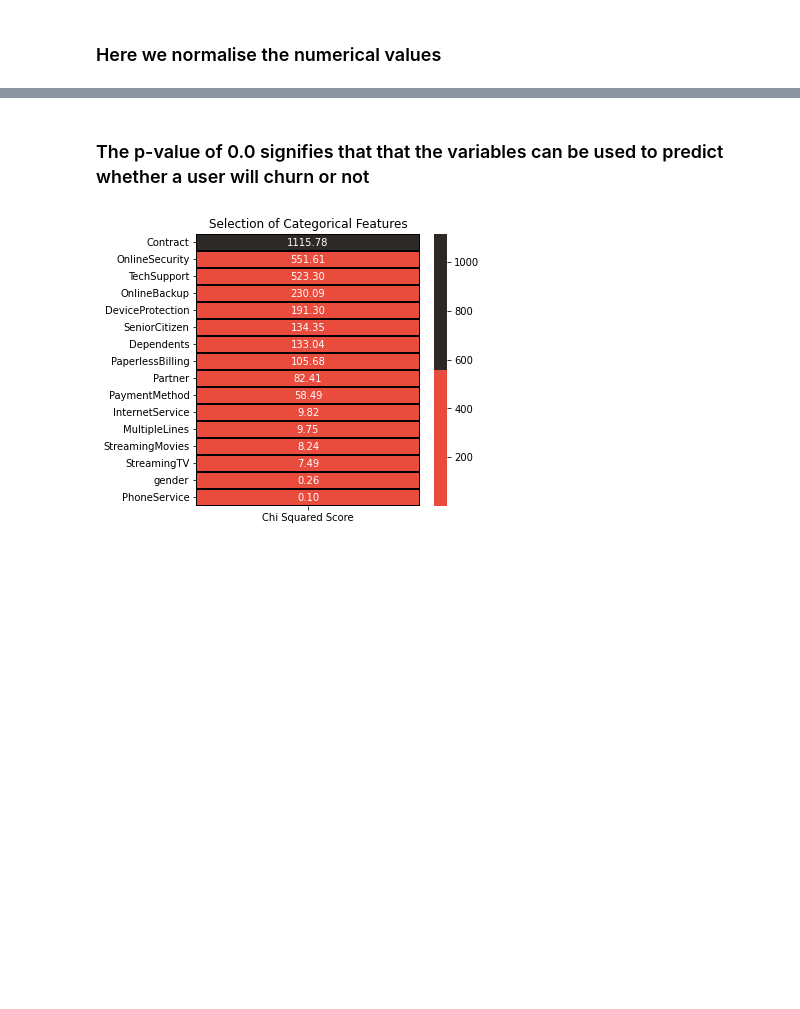
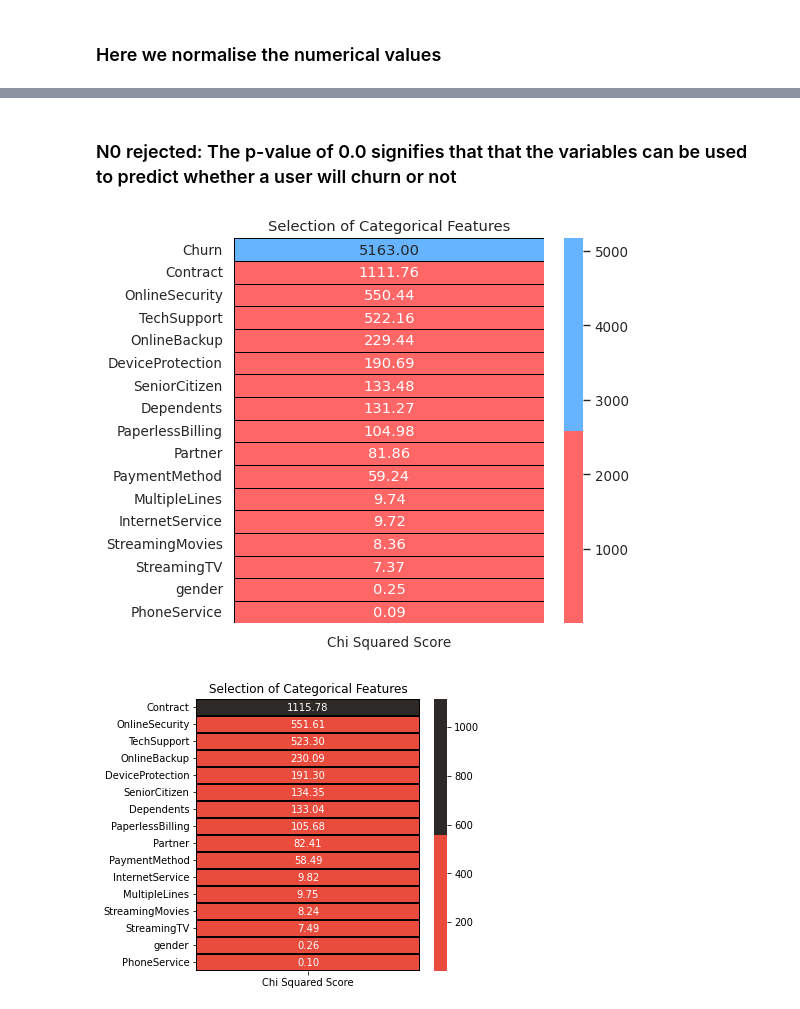
Before and after one commit to RusskiBoyVlad/Telco_customerchurn, a Jupyter notebook: telco-customer-churn.ipynb, the cells around one changed output, grey strips where cells are left out. Saved outputs shown, nothing was run; the diff lists cells and outputs as text; code cells hidden in the pictures; blank space fills up the shorter version.

Commit message:
Kaggle Notebook | Telco Customer Churn - data analysis | Version 12

```diff
--- a/telco-customer-churn.ipynb
+++ b/telco-customer-churn.ipynb
@@ -260,7 +262,7 @@ from sklearn.preprocessing import LabelEncoder
 le = LabelEncoder()
 
 df1 = customer_data.copy(deep = True)
-text_data_features = [i for i in list(customer_data.columns) if i not in list(customer_data.describe().columns)]
+text_data_features = [i for i in customer_data.columns if i not in customer_data.describe().columns]
 
 print('Label Encoder Transformation')
 for i in text_data_features :
@@ -745,5 +886,5 @@ for i in numerical_features:
 # %% [markdown]
-### The p-value of 0.0 signifies that that the variables can be used to predict whether a user will churn or not
+### N0 rejected: The p-value of 0.0 signifies that that the variables can be used to predict whether a user will churn or not
 # %%
 from sklearn.feature_selection import SelectKBest
 from sklearn.feature_selection import chi2,mutual_info_classif
@@ -753,15 +894,17 @@ from sklearn.feature_selection import f_classif
 # %%
 features = df1.loc[:,categorical_features]
 target = df1.loc[:,'Churn']
 
 best_features = SelectKBest(score_func = chi2,k = 'all')
 fit = best_features.fit(features,target)
 
-featureScores = pd.DataFrame(data = fit.scores_,index = list(features.columns),columns = ['Chi Squared Score'])
+featureScores = pd.DataFrame(data = fit.scores_,index = features.columns,columns = ['Chi Squared Score'])
 
 plt.subplots(figsize = (5,5))
 sns.heatmap(featureScores.sort_values(ascending = False,by = 'Chi Squared Score'),annot = True,cmap = colors,linewidths = 0.4,linecolor = 'black',fmt = '.2f');
 plt.title('Selection of Categorical Features');
+# %% [output]
+[figure, added]
 # %% [markdown]
 ![image.png](attachment:ba853d32-c9fe-45c4-8927-47a2862df20f.png)![image.png](attachment:f143dcf5-c38c-4eb9-8b8f-6359b02b7d84.png)
 # %% [markdown]
```
Also changed, not shown: parts of 61 cells of this notebook.
